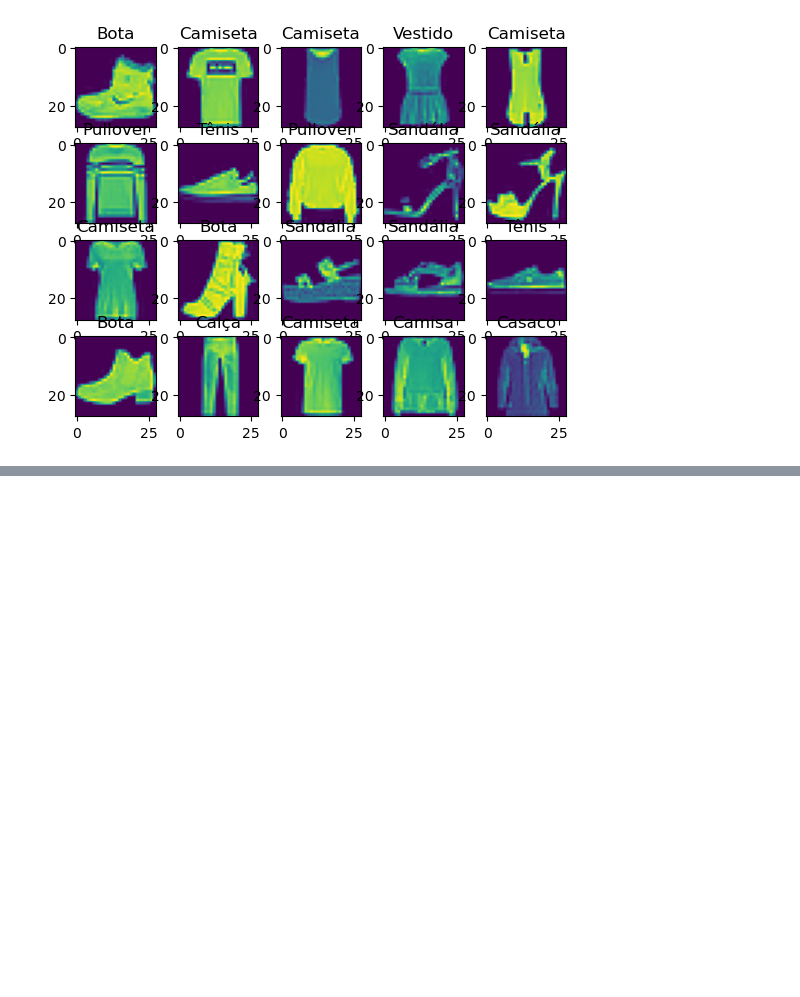
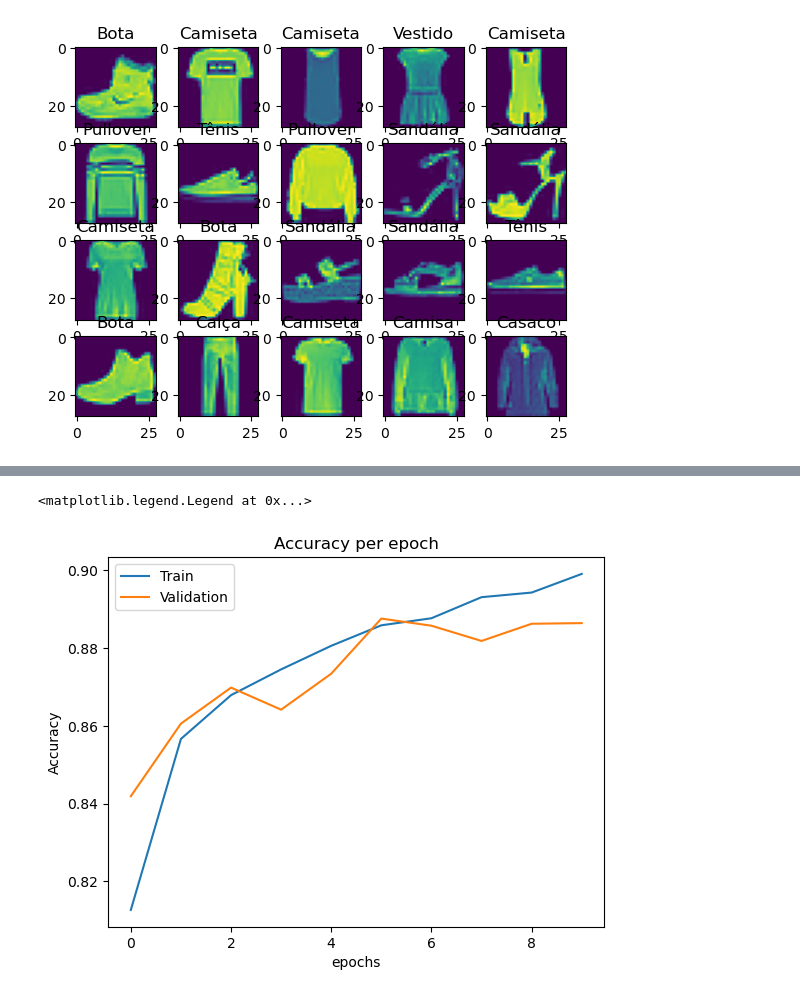
Before and after one commit to jpfeijo/StudiesOpenCV, a Jupyter notebook: Alura2Aula1.ipynb, the cells around one changed output, grey strips where cells are left out. Drawn from its saved outputs; the diff is of its cells as text; code cells hidden in the pictures; blank space fills up the shorter version.

```diff
--- a/Alura2Aula1.ipynb
+++ b/Alura2Aula1.ipynb
@@ -30,11 +32,14 @@ train_images = train_images/255
 modelo = keras.Sequential([
     keras.layers.Flatten(input_shape=(28,28)), #camada de entrada, transformando um array de duas dimensões em apenas uma
     keras.layers.Dense(256, activation='relu'), #camada oculta, todos os nodos conectados com os outros, camada de processamento dos dados -> relu todos os numeros negativos viram 0
-    keras.layers.Dense(128, activation='relu'),#camada oculta, mais camadas e neuronios, mais lento o procesasmento e não necessariamente menos perda
+    keras.layers.Dropout(0.2),#normalização
+    #keras.layers.Dense(128, activation='relu'),#camada oculta, mais camadas e neuronios, mais lento o procesasmento e não necessariamente menos perda
     keras.layers.Dense(10, activation='softmax')
 ])
 # %%
-modelo.compile(optimizer='adam', loss='sparse_categorical_crossentropy')
-modelo.fit(train_images, train_labels, epochs=10)
+modelo.compile(optimizer='adam',
+                loss='sparse_categorical_crossentropy',
+                metrics=['accuracy'])
+historico = modelo.fit(train_images, train_labels, epochs=10, validation_split=0.2)
 # %% [output]
 Epoch 1/10
@@ -60,0 +104,10 @@ Epoch 10/10
+# %%
+plt.plot(historico.history['accuracy'])
+plt.plot(historico.history['val_accuracy'])
+plt.title('Accuracy per epoch')
+plt.xlabel('epochs')
+plt.ylabel('Accuracy')
+plt.legend(['Train', 'Validation'])
+# %% [output]
+<matplotlib.legend.Legend at 0x...>
+[figure, added]
```
Also changed, not shown: parts of 8 cells of this notebook, 2 other files.
